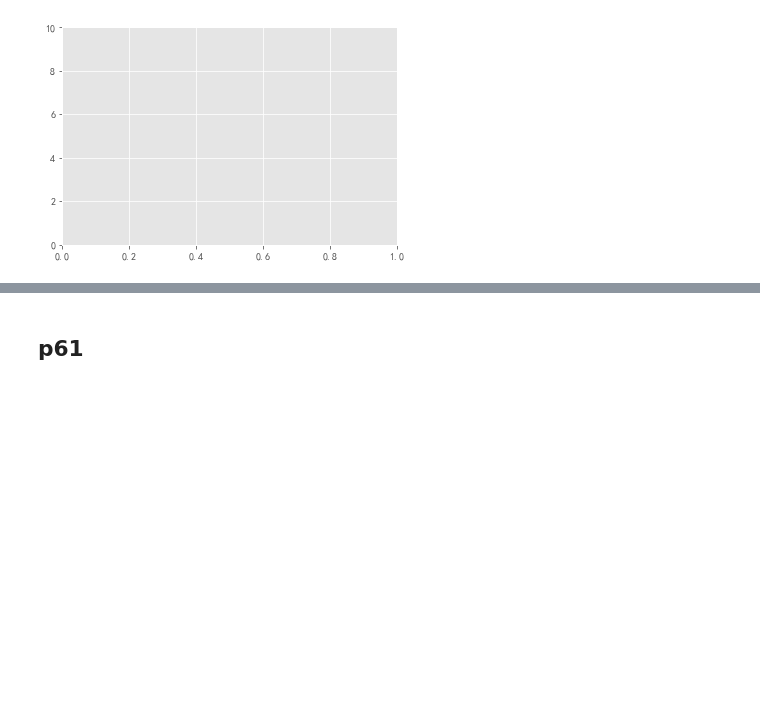
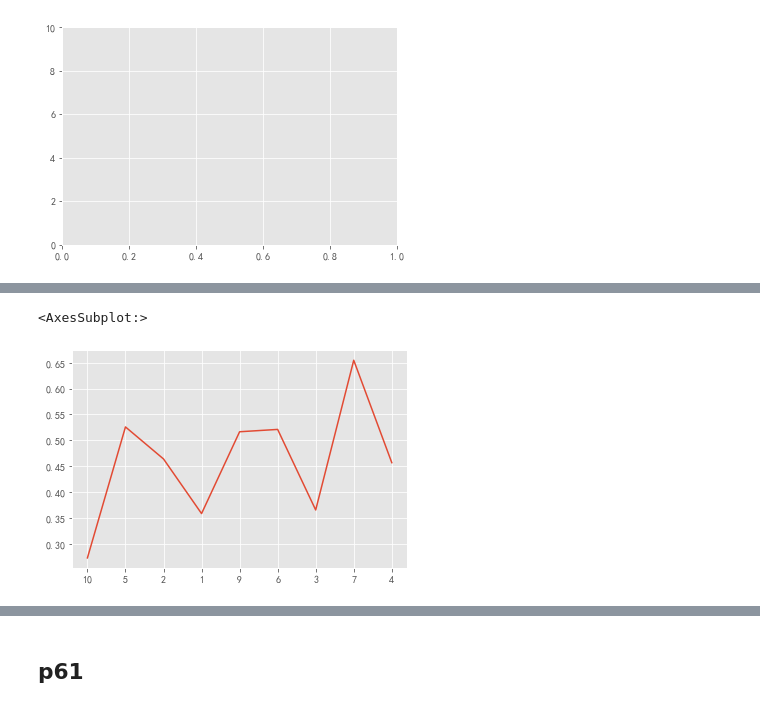
Before and after one commit to Eightina/Digital-Twin-CTM, a Jupyter notebook: Digital-Twin/ac_p6.ipynb, the cells around one changed output, grey strips where cells are left out. Saved outputs shown, nothing was run; the diff lists cells and outputs as text; code cells hidden in the pictures; blank space fills up the shorter version.

```diff
--- a/Digital-Twin/ac_p6.ipynb
+++ b/Digital-Twin/ac_p6.ipynb
@@ -264,0 +236,8 @@ DTW距离: 20.73795095023179
+# %%
+sumo_df = pd.read_csv("Output/experiments/6/sumo.csv")
+ctm_df = pd.read_csv("Output/experiments/6/ctm.csv")
+time_df = pd.read_csv("Output/experiments/6/time.csv")
+sumo_df.insert(0, "1", sumo)
+ctm_df.insert(0, "1", ctm)
+time_df.insert(0, "1", time0)
+sumo_df.describe()
@@ -264,0 +254,20 @@ DTW距离: 20.73795095023179
+# %%
+corr = []
+cov = []
+mae = []
+mse = []
+for col in sumo_df.columns:
+    temp_df = pd.DataFrame({'sumo':sumo_df[col], 'ctm':ctm_df[col]})
+    corr.append(temp_df.corr().iloc[0,1])
+    cov.append(temp_df.cov().iloc[0,1])
+    mae.append(mean_absolute_error(sumo_df[col], ctm_df[col]))
+    mse.append(mean_squared_error(sumo_df[col], ctm_df[col]))
+index_df = pd.DataFrame({
+    'cov':cov,
+    'corr':corr,
+    'mae':mae,
+    'mse':mse,
+})
+# index_df = index_df.T
+index_df.index = [str(i) for i in range(1, 11)]
+index_df
@@ -264,0 +286,4 @@ DTW距离: 20.73795095023179
+# %%
+a = sumo_df.describe().T[['count','mean', 'std','min','max']].merge(index_df, left_index=True,right_index=True)
+a = a.sort_values('mean', axis = 0).iloc[:-1]
+a
@@ -264,0 +301,5 @@ DTW距离: 20.73795095023179
+# %%
+a['corr'].plot()
+# %% [output]
+<AxesSubplot:>
+[figure, added]
```
Also changed, not shown: parts of 9 cells of this notebook, 23 other files.
